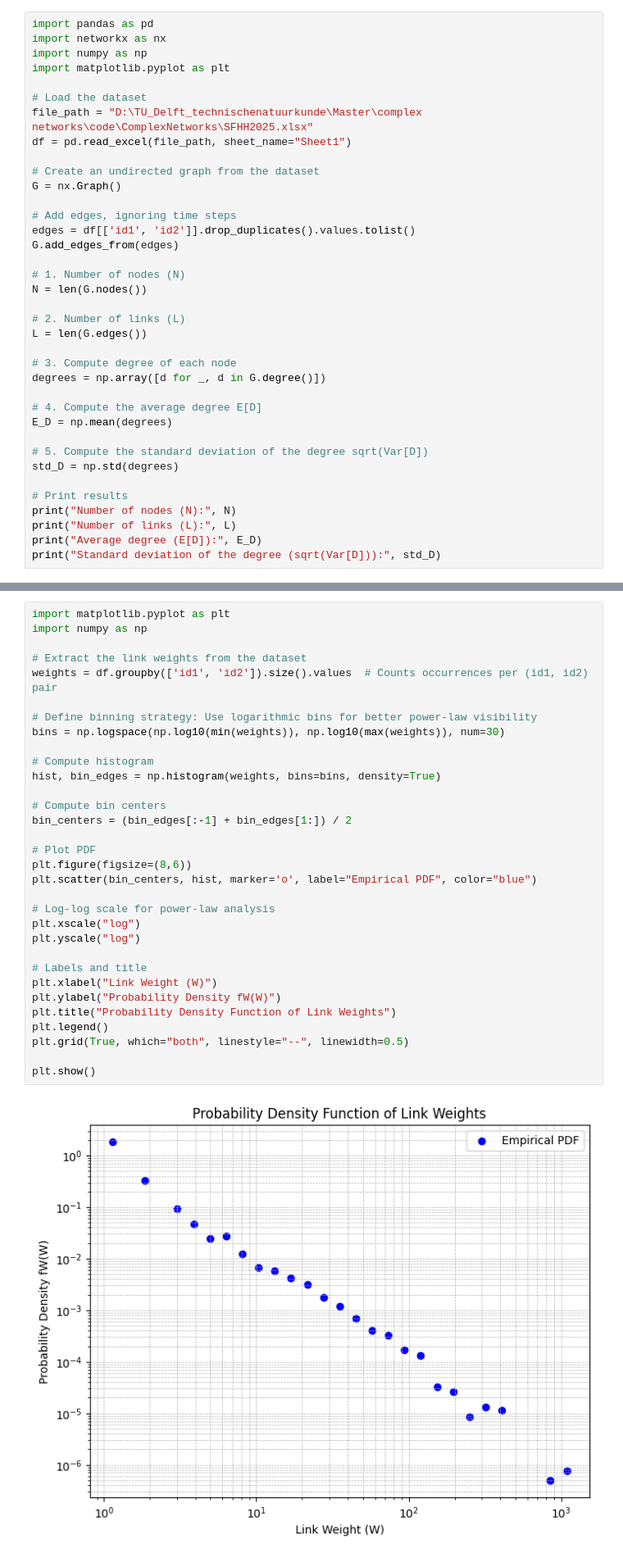
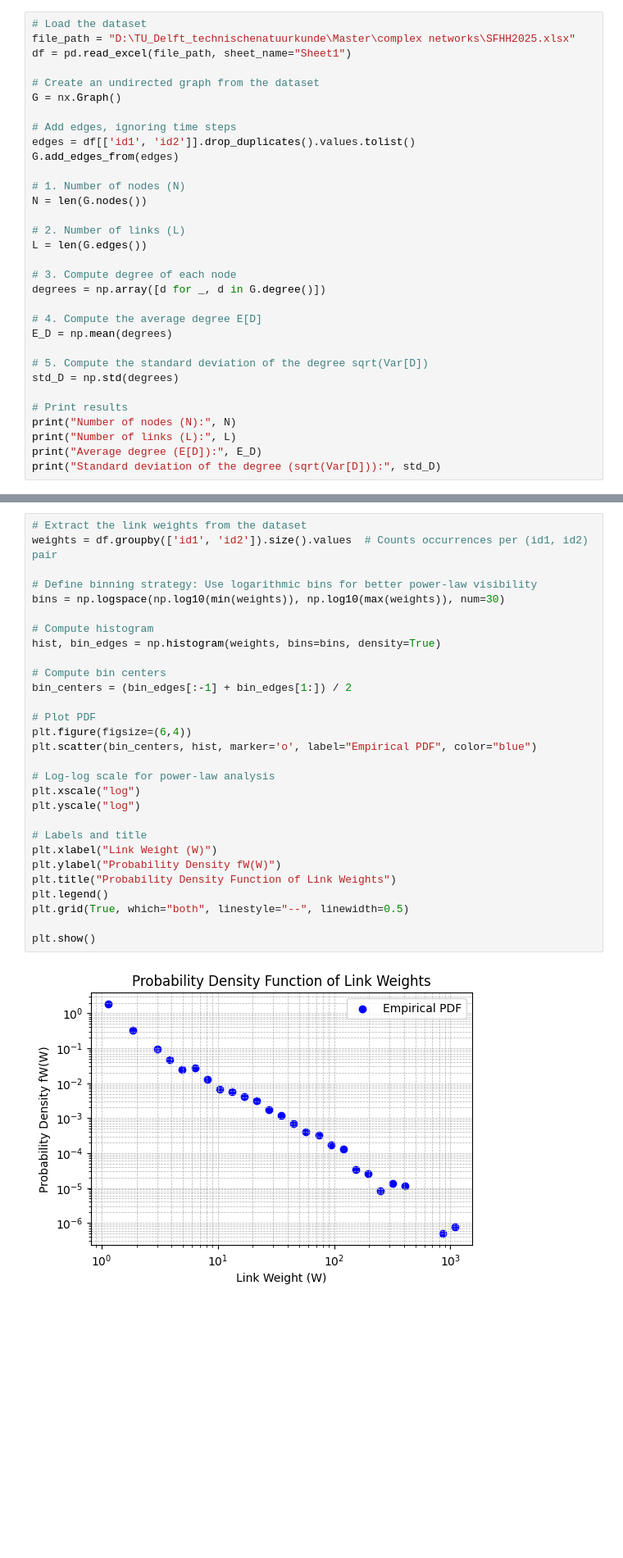
Before and after one commit to Tim-Albers/ComplexNetworks, a Jupyter notebook: Notebooks/Agnes_Notebook.ipynb, the cells around one changed output, grey strips where cells are left out. Shown at 82% size. Drawn from its saved outputs; the diff is of its cells as text; blank space fills up the shorter version.

```diff
--- a/Notebooks/Agnes_Notebook.ipynb
+++ b/Notebooks/Agnes_Notebook.ipynb
@@ -1,11 +10,6 @@
 # %%
-import pandas as pd
-import networkx as nx
-import numpy as np
-import matplotlib.pyplot as plt
-
 # Load the dataset
-file_path = "D:\TU_Delft_technischenatuurkunde\Master\complex networks\code\ComplexNetworks\SFHH2025.xlsx"
+file_path = "D:\TU_Delft_technischenatuurkunde\Master\complex networks\SFHH2025.xlsx"
 df = pd.read_excel(file_path, sheet_name="Sheet1")
 
 # Create an undirected graph from the dataset
@@ -43,37 +104,34 @@ Standard deviation of the degree (sqrt(Var[D])): 29.918521078014955
 # %%
-import matplotlib.pyplot as plt
-import numpy as np
-
 # Extract the link weights from the dataset
 weights = df.groupby(['id1', 'id2']).size().values  # Counts occurrences per (id1, id2) pair
 
 # Define binning strategy: Use logarithmic bins for better power-law visibility
 bins = np.logspace(np.log10(min(weights)), np.log10(max(weights)), num=30)
 
 # Compute histogram
 hist, bin_edges = np.histogram(weights, bins=bins, density=True)
 
 # Compute bin centers
 bin_centers = (bin_edges[:-1] + bin_edges[1:]) / 2
 
 # Plot PDF
-plt.figure(figsize=(8,6))
+plt.figure(figsize=(6,4))
 plt.scatter(bin_centers, hist, marker='o', label="Empirical PDF", color="blue")
 
 # Log-log scale for power-law analysis
 plt.xscale("log")
 plt.yscale("log")
 
 # Labels and title
 plt.xlabel("Link Weight (W)")
 plt.ylabel("Probability Density fW(W)")
 plt.title("Probability Density Function of Link Weights")
 plt.legend()
 plt.grid(True, which="both", linestyle="--", linewidth=0.5)
 
 plt.show()
 # %% [output]
-[figure, old version]
+[figure, new version]
 # %%
 import powerlaw
 
```
Also changed, not shown: parts of 31 cells of this notebook.
